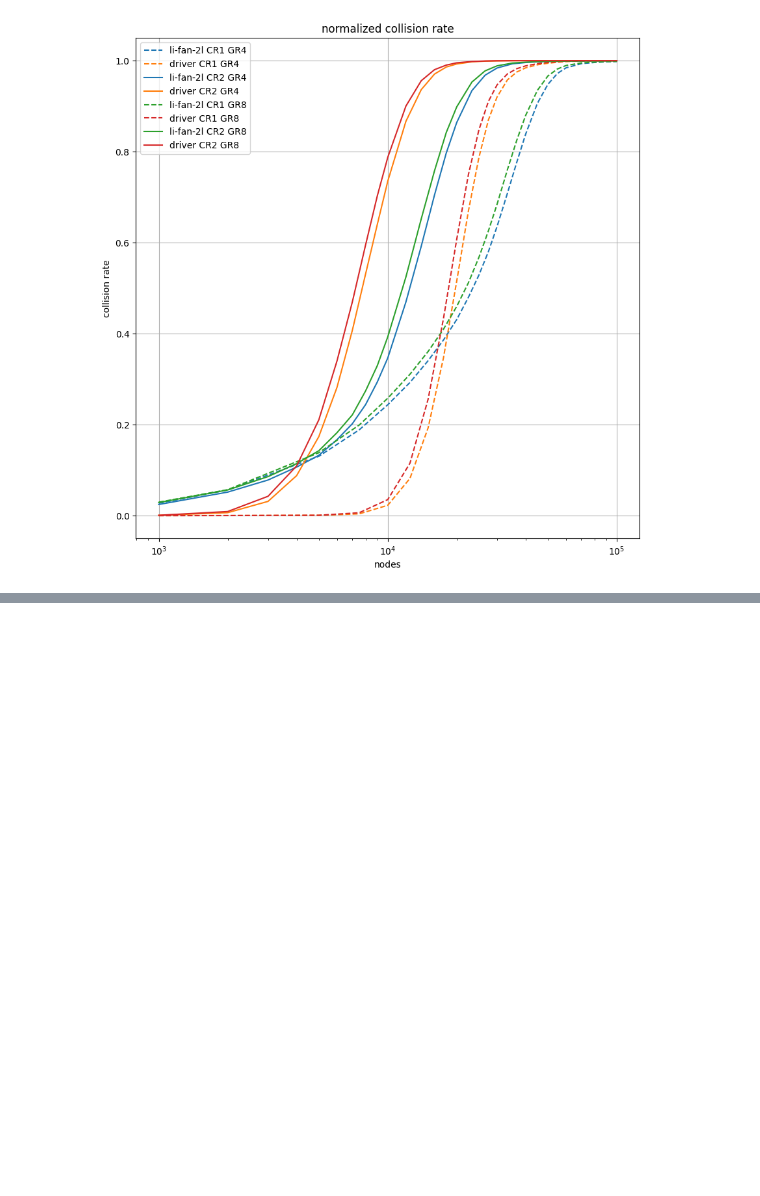
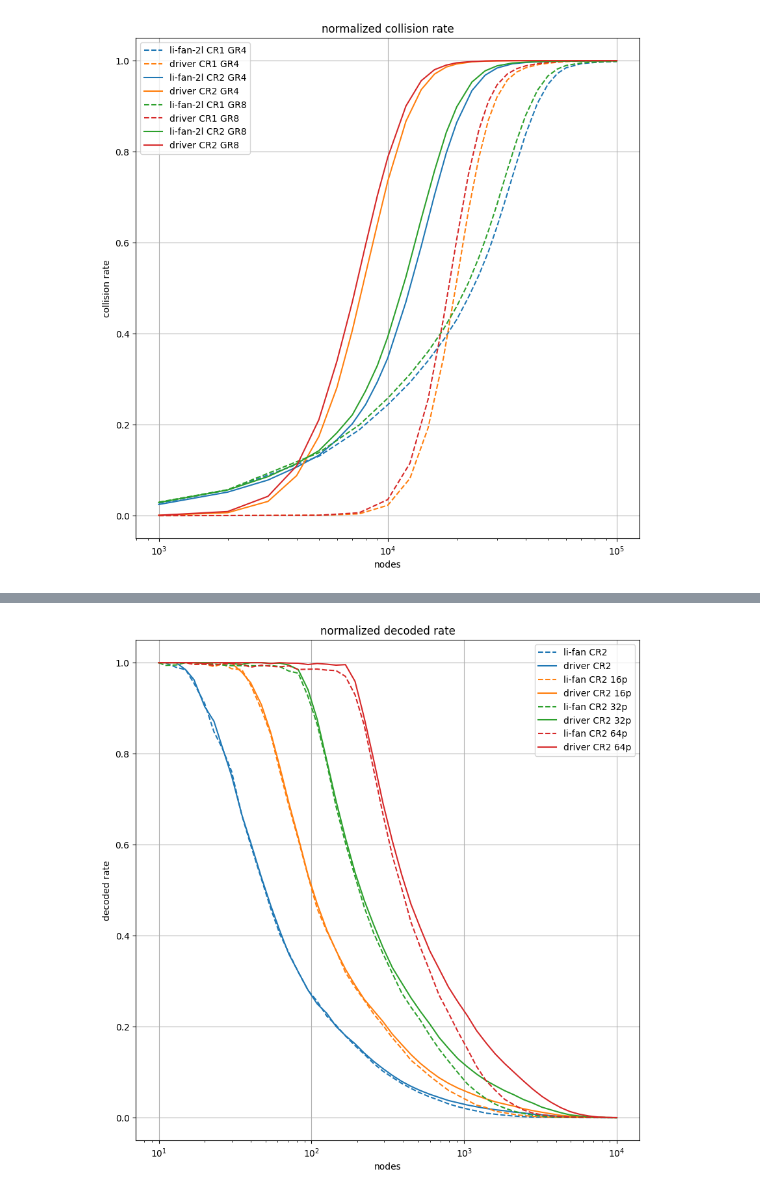
Before and after one commit to diegomm6/lr-fhss_seq-families, a Jupyter notebook: plots.ipynb, the cells around one changed output, grey strips where cells are left out. Cells and saved outputs as stored; diff of their text form; code cells hidden in the pictures; blank space fills up the shorter version.

```diff
--- a/plots.ipynb
+++ b/plots.ipynb
@@ -359,0 +363,26 @@ plt.show()
+# %%
+plt.figure(figsize=(10,10))
+
+plt.plot(nodes, dataNetwork['li-fan-CR2'], label=f'li-fan CR2', color='#1f77b4', linestyle='dashed')
+plt.plot(nodes, dataNetwork['driver-CR2'], label=f'driver CR2', color='#1f77b4')
+
+plt.plot(nodes, dataNetwork['li-fan-CR2-16p'], label=f'li-fan CR2 16p', color='#ff7f0e', linestyle='dashed')
+plt.plot(nodes, dataNetwork['driver-CR2-16p'], label=f'driver CR2 16p', color='#ff7f0e')
+
+plt.plot(nodes, dataNetwork['li-fan-CR2-32p'], label=f'li-fan CR2 32p', color='#2ca02c', linestyle='dashed')
+plt.plot(nodes, dataNetwork['driver-CR2-32p'], label=f'driver CR2 32p', color='#2ca02c')
+
+plt.plot(nodes, dataNetwork['li-fan-CR2-64p'], label=f'li-fan CR2 64p', color='#d62728', linestyle='dashed')
+plt.plot(nodes, dataNetwork['driver-CR2-64p'], label=f'driver CR2 64p', color='#d62728')
+
+plt.title('normalized decoded rate')
+plt.xlabel('nodes')
+plt.xscale('log')
+plt.ylabel('decoded rate')
+#plt.xlim(8e3,5e4)
+#plt.ylim(.2,.8)
+plt.grid()
+plt.legend()
+plt.show()
+# %% [output]
+[figure, added]
```
Also changed, not shown: parts of 6 cells of this notebook, 10 other files.
